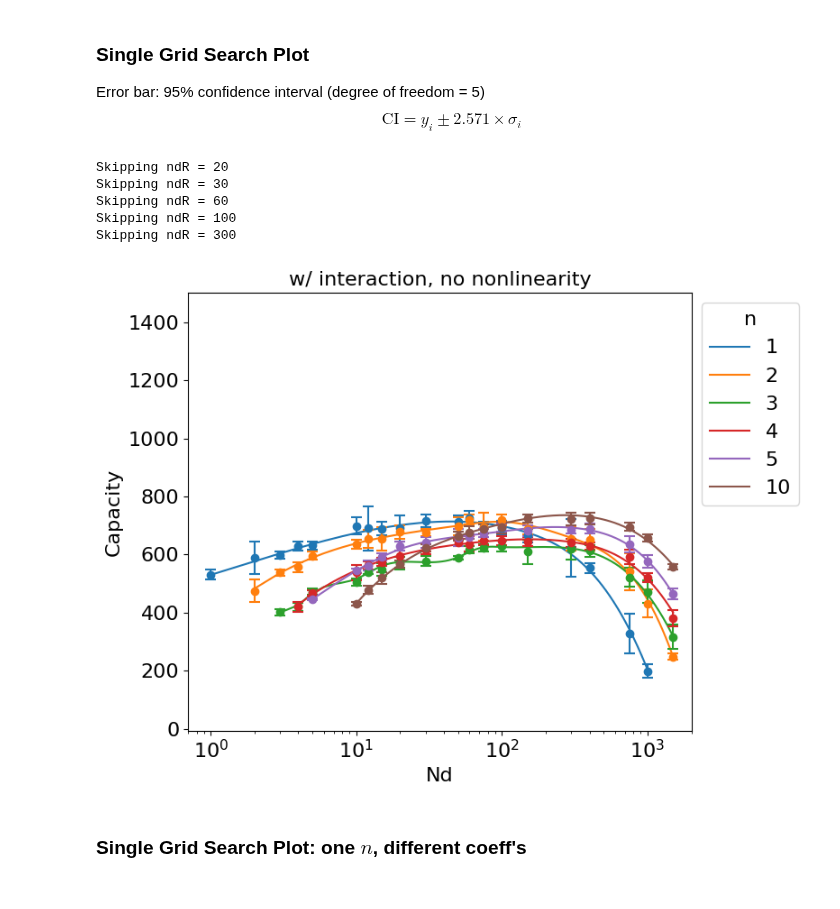
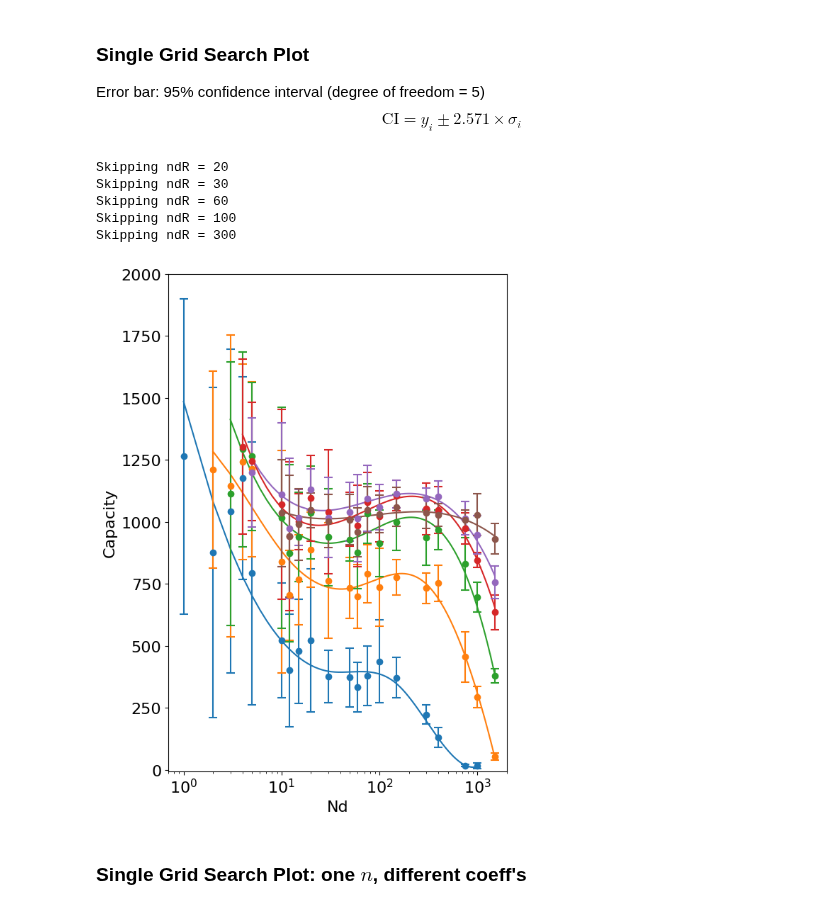
Before and after one commit to Cai-Fangxu/dendrite_familiarity_detection, a Jupyter notebook: common_data_processing/capacity_plots.ipynb, the cells around one changed output. Cells and saved outputs as stored; diff of their text form; code cells hidden in the pictures.

```diff
--- a/common_data_processing/capacity_plots.ipynb
+++ b/common_data_processing/capacity_plots.ipynb
@@ -54,10 +54,14 @@ nslist = [60000, 30000, 20000, 15000, 12000, 6000, 5000, 4000, 3000, 2000, 1200,
 Error bar: 95% confidence interval (degree of freedom = 5)
 $$\text{CI} = y_i \pm 2.571 \times \sigma_i $$
 # %%
-df = pd.read_csv("../tmp_data/coeff_16/dendrite_noise_0.3/max_points_df.csv")
-# df = pd.read_csv("../data/no_nonlinearity/max_points_df.csv")
+# df = pd.read_csv("../tmp_data/coeff_16/dendrite_noise_0.3/max_points_df.csv")
+# df = pd.read_csv("../data/gridSearch_standard/60000/coeff_infty/max_points_df.csv")
+# df = pd.read_csv("../data/gridSearch_StepActivation/60000/coeff_infty/max_points_df.csv")
+# df = pd.read_csv("../data/gridSearch_sparse_binomial/60000/fA0.15_mu4_nB10/max_points_df.csv")
+# df = pd.read_csv("../data/gridSearch_SomaNoise/coeff_infty/dendrite_noise_0.35/max_points_df.csv")
+df = pd.read_csv("../data/gridSearch_variableNs/0.9/max_points_df.csv")
 # %%
-plt.figure(figsize=(8, 6))
+plt.figure(figsize=(6, 8))
 
 for ndR_idx, ndR_value in enumerate(ndRlist):
 # for ndR_idx, ndR_value in enumerate([1, 2, 3, 4, 5, 10]):
@@ -90,37 +94,39 @@ for ndR_idx, ndR_value in enumerate(ndRlist):
         capsize=4,
         capthick=1.5,
         elinewidth=1.5,
         c=f"C{ndR_idx}"
     )
 
 # Set x-axis to log scale
 plt.xscale('log')
 
 plt.xticks(fontsize=16)
 plt.yticks(fontsize=16)
 
-plt.ylim(-5, 1500)
+plt.ylim(-5, 2000)
+# plt.ylim(0, 800)
 plt.xlim(0.7, 2000)
 
 # Add labels and title
 plt.xlabel('Nd', fontsize=16)
 plt.ylabel('Capacity', fontsize=16)
 
 # Move legend outside the plot
-plt.legend(bbox_to_anchor=(1.0, 1), loc='upper left', title='n', fontsize=16, title_fontsize=16)
+# plt.legend(bbox_to_anchor=(1.0, 1), loc='upper left', title='n', fontsize=16, title_fontsize=16)
+# plt.legend(bbox_to_anchor=(0.4, 0.5), title='n', fontsize=16, title_fontsize=16)
 
-plt.title('w/ interaction, no nonlinearity', fontsize=16)
+# plt.title('w/ interaction, no nonlinearity', fontsize=16)
 
 # plt.savefig("../tmp_figures/capacity_vs_Nd_int_noNonlinearity.svg", bbox_inches='tight')
 
 plt.tight_layout()
 # %% [output]
 Skipping ndR = 20
 Skipping ndR = 30
 Skipping ndR = 60
 Skipping ndR = 100
 Skipping ndR = 300
-[figure, old version]
+[figure, new version]
 # %% [markdown]
 ### Single Grid Search Plot: one $n$, different coeff's
 # %%
```
Also changed, not shown: 42 other files.
